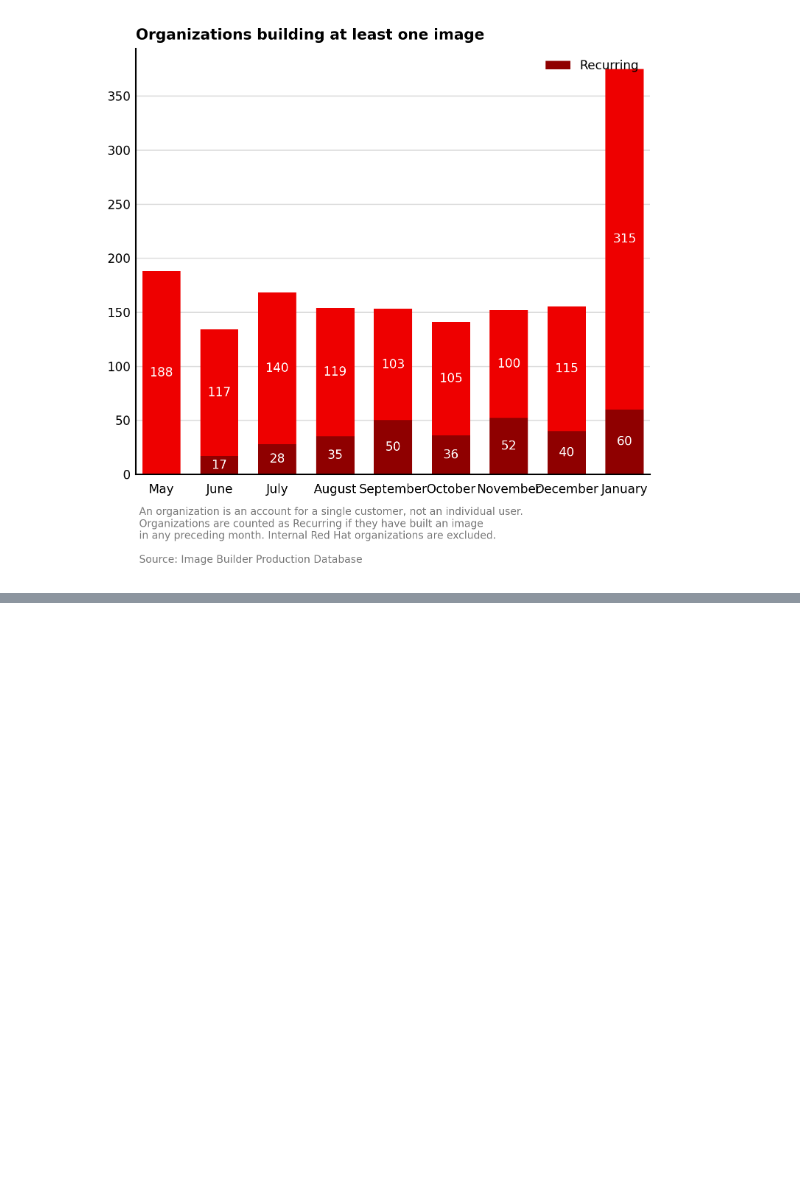
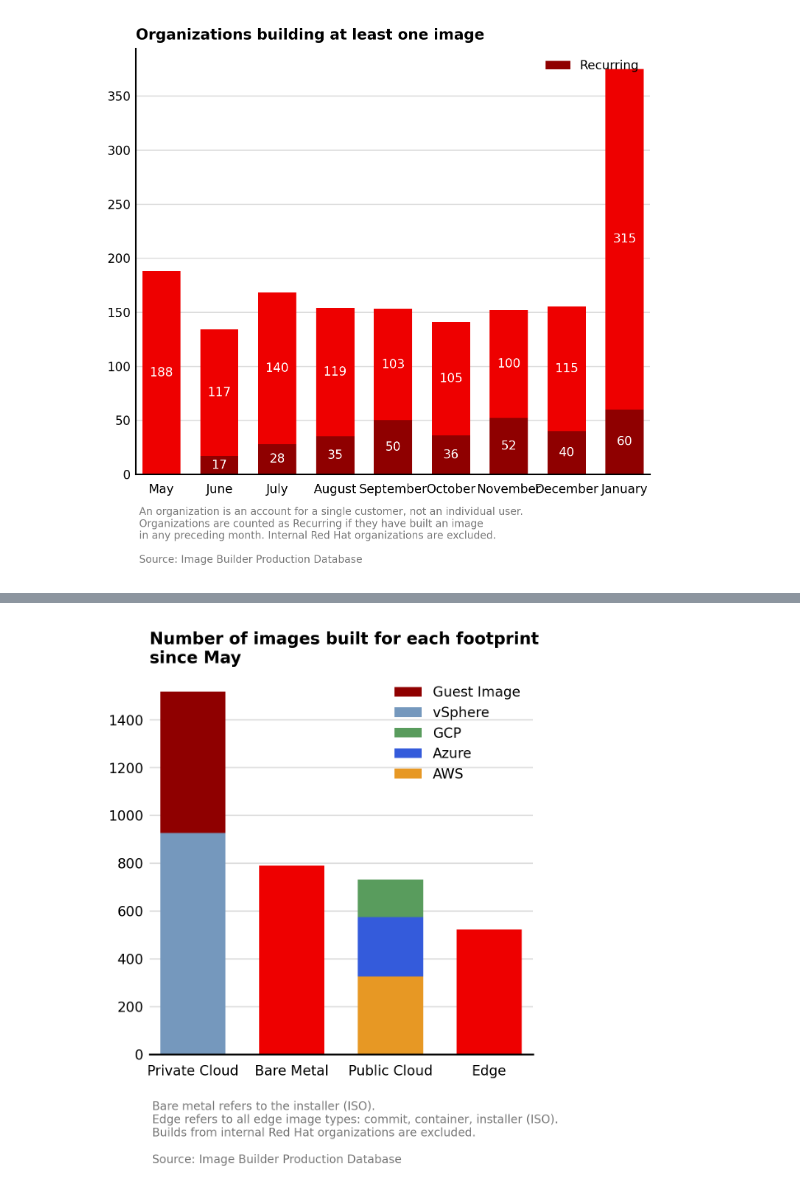
Before and after one commit to larskarlitski/metrics, a Jupyter notebook: notebooks/Report.ipynb, the cells around one changed output, grey strips where cells are left out. Cells and saved outputs as stored; diff of their text form; code cells hidden in the pictures; blank space fills up the shorter version.

```diff
--- a/notebooks/Report.ipynb
+++ b/notebooks/Report.ipynb
@@ -253,0 +175,95 @@ Text(0.13, -0.11, 'Private cloud includes the Guest Image (qcow) and VMWare imag
+# %%
+matplotlib.rcParams["figure.dpi"] = 300
+matplotlib.rcParams["font.size"] = 8
+
+# distribution of single-footprint users (stacked cloud)
+# it's a little hacky, but that's okay for this notebook
+fig, ax = plt.subplots(figsize=(4, 4))
+
+ax.grid(axis="y", color="#dddddd")
+ax.spines["left"].set_visible(False)
+ax.spines["bottom"].set(linewidth=1.1)
+ax.xaxis.set_tick_params(size=0, pad=6)
+ax.yaxis.set_tick_params(size=0)
+ax.set_axisbelow(True)
+ax.set_title("Number of images built for each footprint\nsince May", loc="left", fontweight="bold")
+
+bar_width = 0.66
+
+sfp_users = ib.metrics.single_footprint_users(builds)
+fp_counts = sfp_users["footprint"].value_counts()
+# ax.bar(fp_counts.index, fp_counts.values)
+
+footprints = ib.metrics.footprints(builds)
+fp_counts = footprints["footprint"].value_counts()
+
+bottom = 0
+priv_clouds = ["guest-image", "vsphere"]
+priv_sum = sum(v if k in priv_clouds else 0 for k, v in fp_counts.items())
+
+grouped = fp_counts.copy()
+grouped["private-cloud"] = priv_sum
+for priv in priv_clouds:
+    del grouped[priv]
+
+bottom = 0
+clouds = ["gcp", "azure", "aws"]
+cloud_sum = sum(v if k in clouds else 0 for k, v in fp_counts.items())
+
+grouped["cloud"] = cloud_sum
+for cloud in clouds:
+    del grouped[cloud]
+
+names = {
+    "private-cloud": "Private Cloud",
+    "cloud": "Public Cloud",
+    "bare-metal": "Bare Metal",
+    "edge": "Edge"
+}
+
+grouped.sort_values(ascending=False, inplace=True)
+ax.bar([names[i] for i in grouped.index], grouped.values, width=bar_width)  # plot with grouped cloud to get them in order (sorted)
+# for ft in cloud_grouped_feet.items():
+#    if ft[0] == "cloud":
+#        continue
+
+labels = {
+    "aws": "AWS",
+    "azure": "Azure",
+    "gcp": "GCP",
+    "guest-image": "Guest Image",
+    "vsphere": "vSphere",
+}
+
+colors = {
+    "aws": "#E79824",
+    "azure": "#345BDB",
+    "gcp": "#599C5D",
+    "guest-image": "#8f0000",
+    "vsphere": "#7598bd",
+}
+
+# draw over cloud bars with breakdown values of individual image types
+# Note: the legend order is top-to-bottom in order of creation, so let's draw the clouds in the same order
+bottom = sum(fp_counts[p] for p in priv_clouds)  # top of the bar
+for priv in priv_clouds:
+    bottom -= fp_counts[priv]
+    bar = ax.bar(names["private-cloud"], fp_counts[priv], bottom=bottom, label=labels.get(priv, priv), width=bar_width, color=colors[priv])
+    # ax.bar_label(bar, fp_counts, label_type="center", color="#ffffff")
+
+bottom = sum(fp_counts[cld] for cld in clouds)  # top of the bar
+for cld in clouds:
+    bottom -= fp_counts[cld]
+    bar = ax.bar(names["cloud"], fp_counts[cld], bottom=bottom, label=labels.get(cld, cld), width=bar_width, color=colors[cld])
+    # ax.bar_label(bar, fp_counts, label_type="center", color="#ffffff")
+
+
+ax.set_xlim(-bar_width * 2/3, len(clouds) + bar_width * 2/3)
+
+ax.legend()
+caption = ("Bare metal refers to the installer (ISO).\n"
+           "Edge refers to all edge image types: commit, container, installer (ISO).\n"
+           "Builds from internal Red Hat organizations are excluded.\n\n"
+           "Source: Image Builder Production Database")
+fig.text(0.13, -0.11, caption, fontsize="small", color="#777777")
+# %% [output]
@@ -253,0 +271 @@ Text(0.13, -0.11, 'Private cloud includes the Guest Image (qcow) and VMWare imag
+[figure, added]
```
Also changed, not shown: parts of 2 cells of this notebook.
